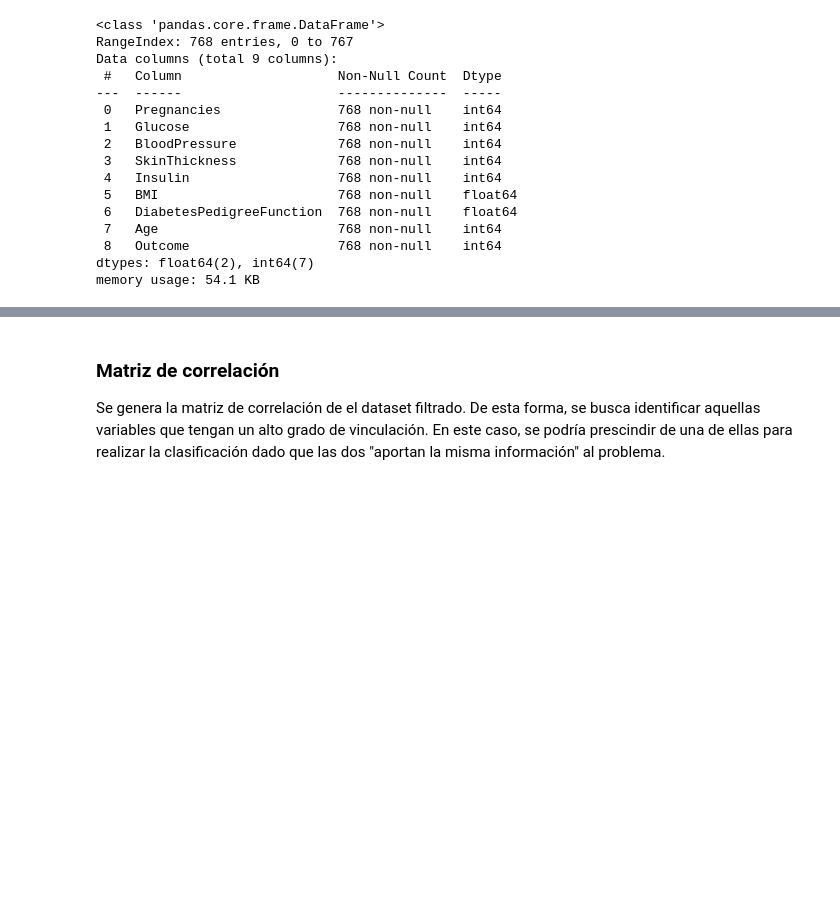
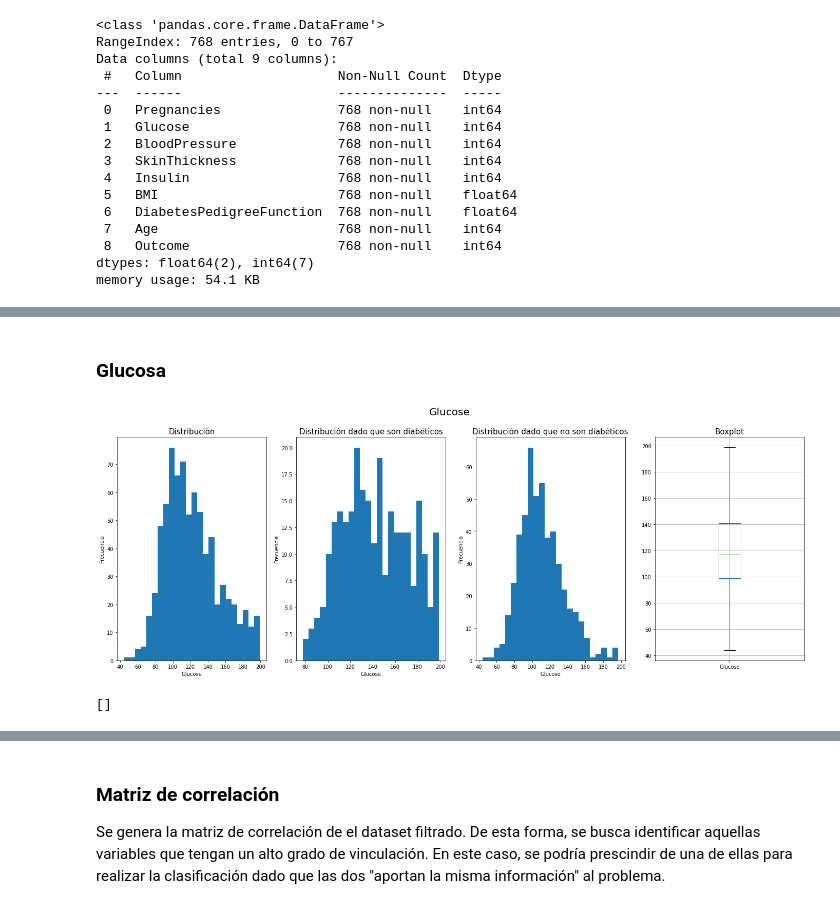
Before and after one commit to Kammann123/nn-tp1, a Jupyter notebook: notebooks/tp1-ej2.ipynb, the cells around one changed output, grey strips where cells are left out. Drawn from its saved outputs; the diff is of its cells as text; code cells hidden in the pictures; blank space fills up the shorter version.

```diff
--- a/notebooks/tp1-ej2.ipynb
+++ b/notebooks/tp1-ej2.ipynb
@@ -757,0 +190,11 @@ x = axs[1].set_title('Diabetes Positive')
+# %% [markdown]
+### Glucosa
+# %%
+analyze_variable(df, 'Glucose')
+# %% [output]
+[figure, added]
+# %%
+outliers= get_outliers(df, 'Glucose')
+print(outliers)
+# %% [output]
+[]
```
Also changed, not shown: parts of 115 cells of this notebook, 3 other files.
